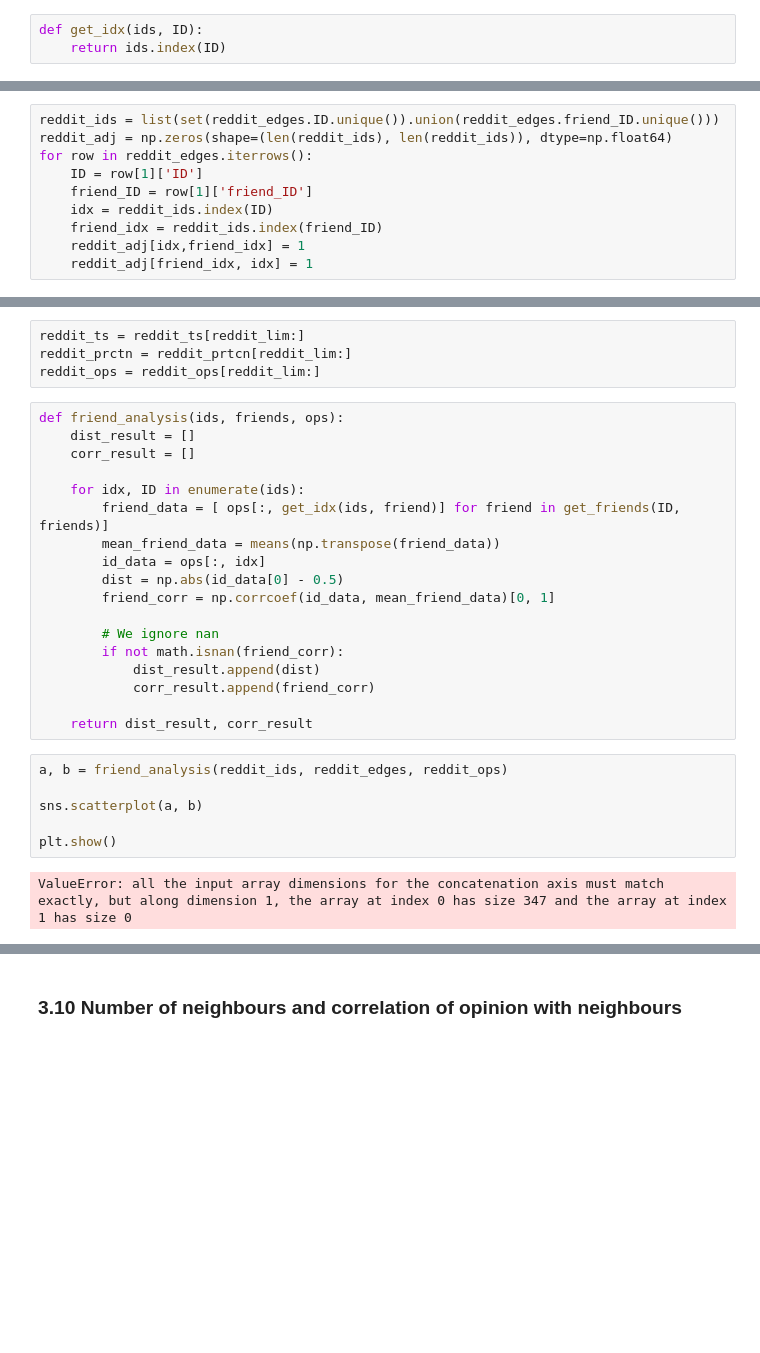
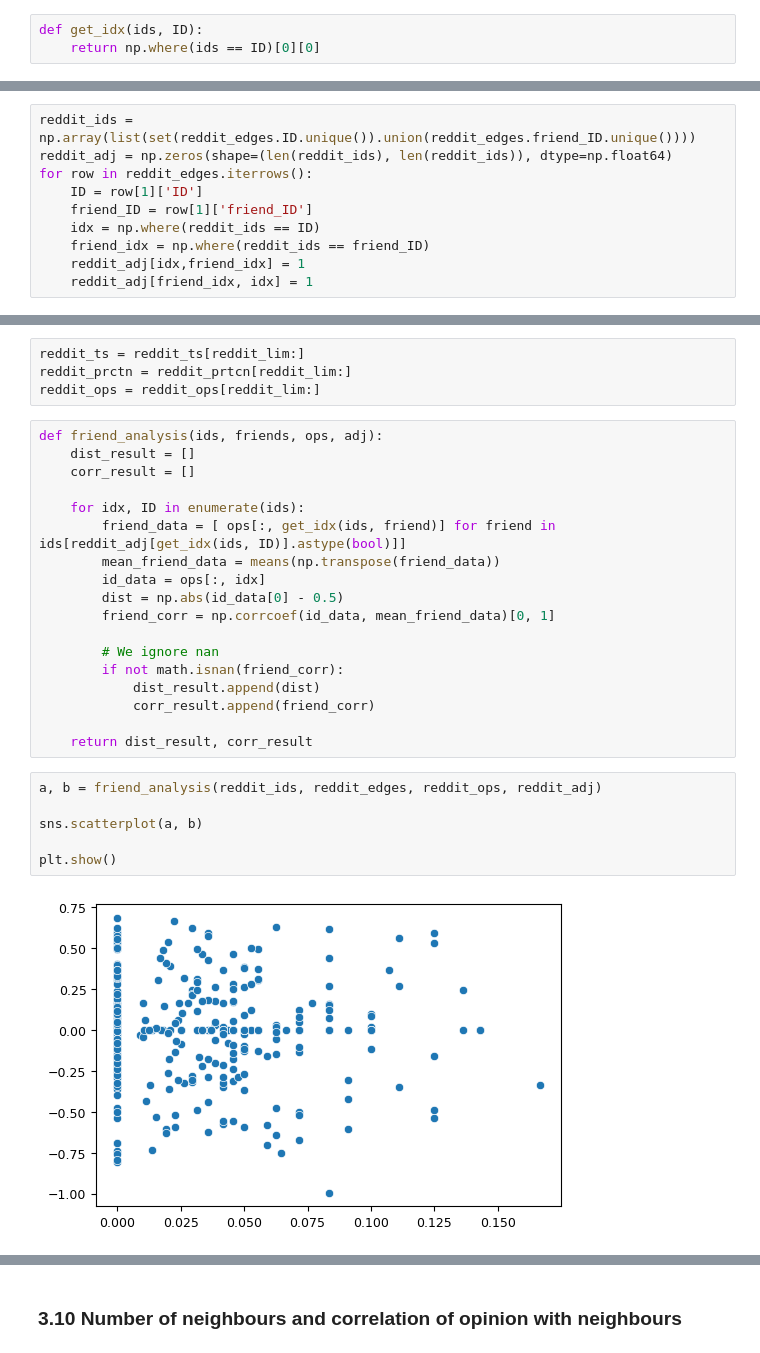
Before and after one commit to J0HNN7G/politic-polar-epsrc, a Jupyter notebook: exploration.ipynb, the cells around one changed output, grey strips where cells are left out. Saved outputs shown, nothing was run; the diff lists cells and outputs as text; blank space fills up the shorter version.

```diff
--- a/exploration.ipynb
+++ b/exploration.ipynb
@@ -836,7 +836,7 @@ def get_friends(ID, friends):
     return friends[friends.ID == ID].friend_ID
 # %%
 def get_idx(ids, ID):
-    return ids.index(ID)
+    return np.where(ids == ID)[0][0]
 # %%
 def friend_analysis(ids, friends, ops):
     dist_result = []
@@ -1571,13 +1571,13 @@ plt.show()
 # %% [markdown]
 ### 3.6 Opinion Data
 # %%
-reddit_ids = list(set(reddit_edges.ID.unique()).union(reddit_edges.friend_ID.unique()))
+reddit_ids = np.array(list(set(reddit_edges.ID.unique()).union(reddit_edges.friend_ID.unique())))
 reddit_adj = np.zeros(shape=(len(reddit_ids), len(reddit_ids)), dtype=np.float64)
 for row in reddit_edges.iterrows():
     ID = row[1]['ID']
     friend_ID = row[1]['friend_ID']
-    idx = reddit_ids.index(ID)
-    friend_idx = reddit_ids.index(friend_ID)
+    idx = np.where(reddit_ids == ID)
+    friend_idx = np.where(reddit_ids == friend_ID)
     reddit_adj[idx,friend_idx] = 1
     reddit_adj[friend_idx, idx] = 1
 # %%
@@ -1727,12 +1727,12 @@ reddit_ts = reddit_ts[reddit_lim:]
 reddit_prctn = reddit_prtcn[reddit_lim:]
 reddit_ops = reddit_ops[reddit_lim:]
 # %%
-def friend_analysis(ids, friends, ops):
+def friend_analysis(ids, friends, ops, adj):
     dist_result = []
     corr_result = []
 
     for idx, ID in enumerate(ids):
-        friend_data = [ ops[:, get_idx(ids, friend)] for friend in get_friends(ID, friends)]
+        friend_data = [ ops[:, get_idx(ids, friend)] for friend in ids[reddit_adj[get_idx(ids, ID)].astype(bool)]]
         mean_friend_data = means(np.transpose(friend_data))
         id_data = ops[:, idx]
         dist = np.abs(id_data[0] - 0.5)
@@ -1745,13 +1745,13 @@ def friend_analysis(ids, friends, ops):
 
     return dist_result, corr_result
 # %%
-a, b = friend_analysis(reddit_ids, reddit_edges, reddit_ops)
+a, b = friend_analysis(reddit_ids, reddit_edges, reddit_ops, reddit_adj)
 
 sns.scatterplot(a, b)
 
 plt.show()
 # %% [output]
-ValueError: all the input array dimensions for the concatenation axis must match exactly, but along dimension 1, the array at index 0 has size 347 and the array at index 1 has size 0
+[figure, added]
 # %%
 fig, ax = plt.subplots(1, 1, figsize=set_size(subplots=(1, 1), height = latex_width * 0.6))
 
```
Also changed, not shown: parts of 11 cells of this notebook, 20 other files.
